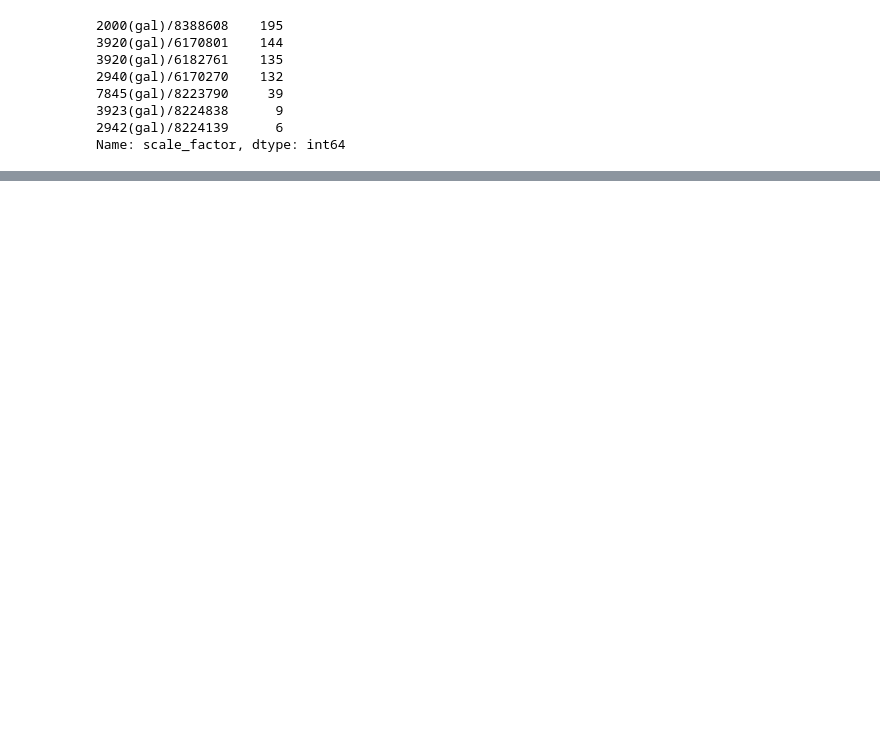
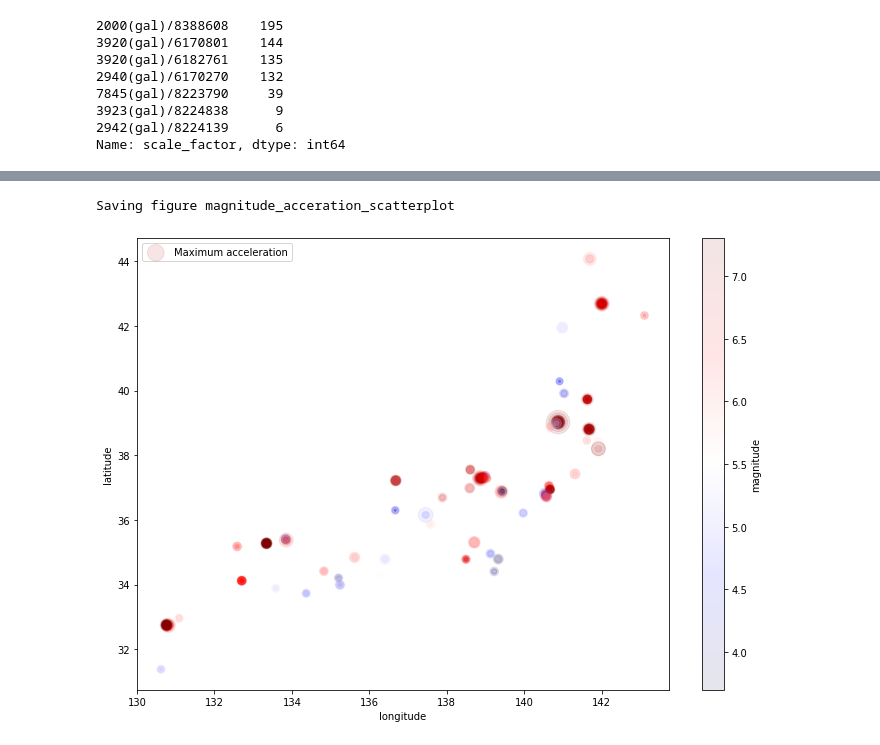
Before and after one commit to SaheedAde/earthquake_early_warning_system, a Jupyter notebook: kik_knet.ipynb, the cells around one changed output, grey strips where cells are left out. Saved outputs shown, nothing was run; the diff lists cells and outputs as text; code cells hidden in the pictures; blank space fills up the shorter version.

```diff
--- a/kik_knet.ipynb
+++ b/kik_knet.ipynb
@@ -176,0 +239,11 @@ Saving figure attribute_histogram_plots
+# %%
+earthquake.plot(
+    kind="scatter", x="longitude", y="latitude", alpha=0.1,
+    s=earthquake['max_acceleration']/7, label="Maximum acceleration",
+    figsize=(10,7), c="magnitude", cmap=plt.get_cmap('seismic'), colorbar=True,
+    sharex=False)
+plt.legend()
+save_fig("magnitude_acceration_scatterplot")
+# %% [output]
+Saving figure magnitude_acceration_scatterplot
+[figure, added]
```
Also changed, not shown: parts of 11 cells of this notebook, 6 other files.
